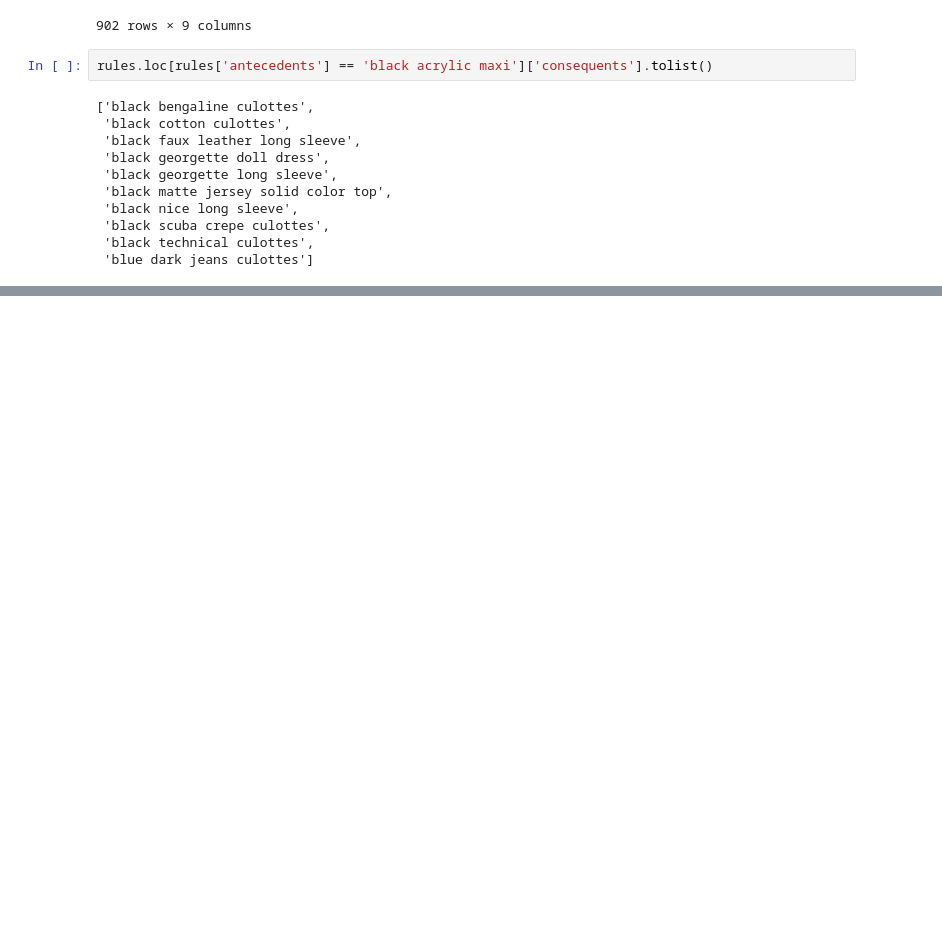
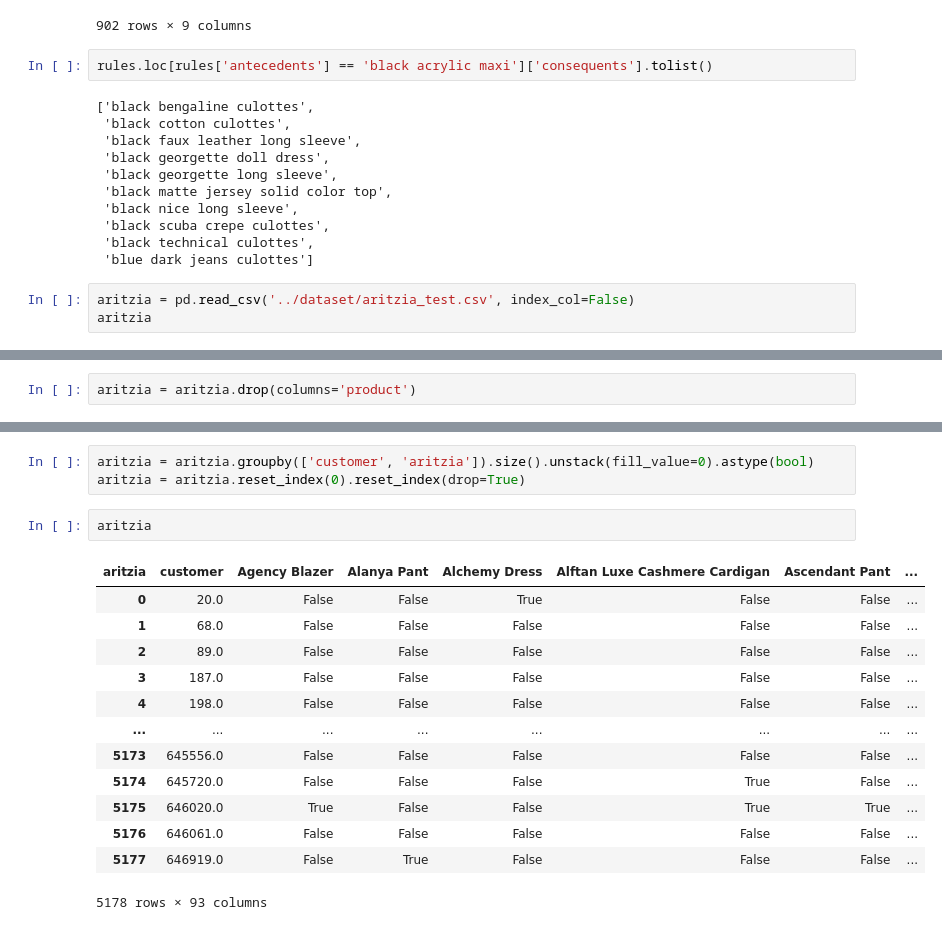
Before and after one commit to shlrley/girlCode, a Jupyter notebook: eda/eda_nb.ipynb, the cells around one changed output, grey strips where cells are left out. Drawn from its saved outputs; the diff is of its cells as text; blank space fills up the shorter version.

```diff
--- a/eda/eda_nb.ipynb
+++ b/eda/eda_nb.ipynb
@@ -367,3 +367,6 @@ rules.loc[rules['antecedents'] == 'black acrylic maxi']['consequents'].tolist()
  'black scuba crepe culottes',
  'black technical culottes',
  'blue dark jeans culottes']
+# %%
+aritzia = pd.read_csv('../dataset/aritzia_test.csv', index_col=False)
+aritzia
@@ -369,0 +387,2 @@ rules.loc[rules['antecedents'] == 'black acrylic maxi']['consequents'].tolist()
+# %%
+aritzia = aritzia.drop(columns='product')
@@ -369,0 +406,19 @@ rules.loc[rules['antecedents'] == 'black acrylic maxi']['consequents'].tolist()
+# %%
+aritzia = aritzia.groupby(['customer', 'aritzia']).size().unstack(fill_value=0).astype(bool)
+aritzia = aritzia.reset_index(0).reset_index(drop=True)
+# %%
+aritzia
+# %% [output]
+| aritzia | customer | Agency Blazer | Alanya Pant | Alchemy Dress | Alftan Luxe Cashmere Cardigan | Ascendant Pant | ... |
+| 0 | 20.0 | False | False | True | False | False | ... |
+| 1 | 68.0 | False | False | False | False | False | ... |
+| 2 | 89.0 | False | False | False | False | False | ... |
+| 3 | 187.0 | False | False | False | False | False | ... |
+| 4 | 198.0 | False | False | False | False | False | ... |
+| ... | ... | ... | ... | ... | ... | ... | ... |
+| 5173 | 645556.0 | False | False | False | False | False | ... |
+| 5174 | 645720.0 | False | False | False | True | False | ... |
+| 5175 | 646020.0 | True | False | False | True | True | ... |
+| 5176 | 646061.0 | False | False | False | False | False | ... |
+| 5177 | 646919.0 | False | True | False | False | False | ... |
+5178 rows × 93 columns
```
Also changed, not shown: parts of 9 cells of this notebook, 11 other files.
